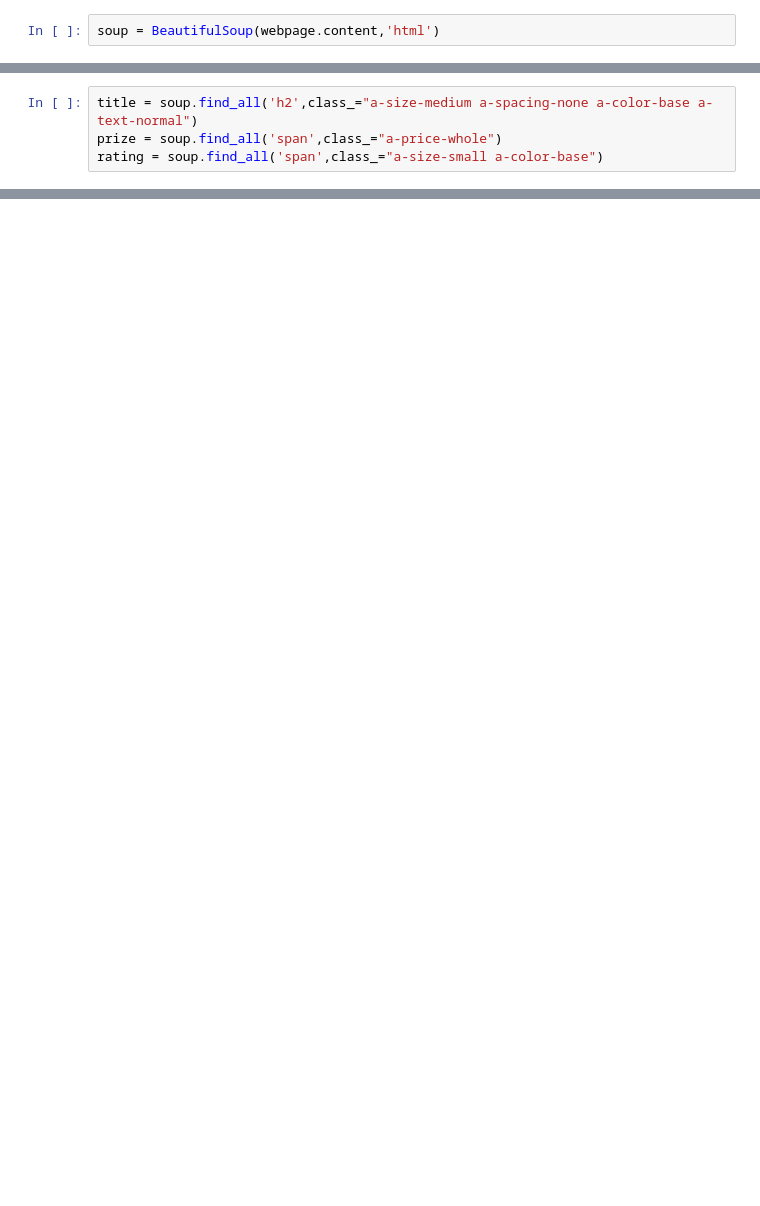
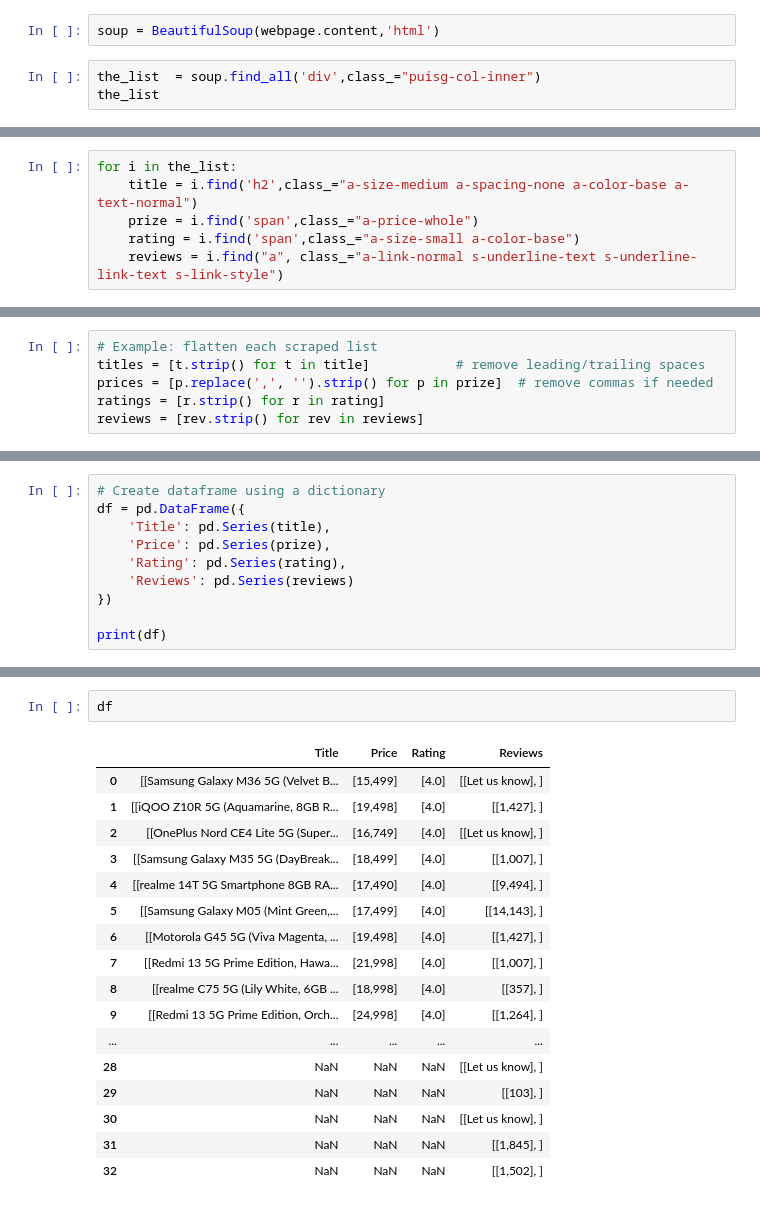
Before and after one commit to Yugesh-003/web_scrapping, a Jupyter notebook: main.ipynb, the cells around one changed output, grey strips where cells are left out. Saved outputs shown, nothing was run; the diff lists cells and outputs as text; blank space fills up the shorter version.

```diff
--- a/main.ipynb
+++ b/main.ipynb
@@ -133,2 +150,5 @@ print(webpage)
 # %%
 soup = BeautifulSoup(webpage.content,'html')
+# %%
+the_list  = soup.find_all('div',class_="puisg-col-inner")
+the_list
@@ -135,4 +173,6 @@ soup = BeautifulSoup(webpage.content,'html')
 # %%
-title = soup.find_all('h2',class_="a-size-medium a-spacing-none a-color-base a-text-normal")
-prize = soup.find_all('span',class_="a-price-whole")
-rating = soup.find_all('span',class_="a-size-small a-color-base")
+for i in the_list:
+    title = i.find('h2',class_="a-size-medium a-spacing-none a-color-base a-text-normal")
+    prize = i.find('span',class_="a-price-whole")
+    rating = i.find('span',class_="a-size-small a-color-base")
+    reviews = i.find("a", class_="a-link-normal s-underline-text s-underline-link-text s-link-style")
@@ -148,0 +210,6 @@ Rating = 13
+# %%
+# Example: flatten each scraped list
+titles = [t.strip() for t in title]           # remove leading/trailing spaces
+prices = [p.replace(',', '').strip() for p in prize]  # remove commas if needed
+ratings = [r.strip() for r in rating]
+reviews = [rev.strip() for rev in reviews]
@@ -148,0 +218,10 @@ Rating = 13
+# %%
+# Create dataframe using a dictionary
+df = pd.DataFrame({
+    'Title': pd.Series(title),
+    'Price': pd.Series(prize),
+    'Rating': pd.Series(rating),
+    'Reviews': pd.Series(reviews)
+})
+
+print(df)
@@ -148,0 +246,20 @@ Rating = 13
+# %%
+df
+# %% [output]
+|  | Title | Price | Rating | Reviews |
+| 0 | [[Samsung Galaxy M36 5G (Velvet B... | [15,499] | [4.0] | [[Let us know], ] |
+| 1 | [[iQOO Z10R 5G (Aquamarine, 8GB R... | [19,498] | [4.0] | [[1,427], ] |
+| 2 | [[OnePlus Nord CE4 Lite 5G (Super... | [16,749] | [4.0] | [[Let us know], ] |
+| 3 | [[Samsung Galaxy M35 5G (DayBreak... | [18,499] | [4.0] | [[1,007], ] |
+| 4 | [[realme 14T 5G Smartphone 8GB RA... | [17,490] | [4.0] | [[9,494], ] |
+| 5 | [[Samsung Galaxy M05 (Mint Green,... | [17,499] | [4.0] | [[14,143], ] |
+| 6 | [[Motorola G45 5G (Viva Magenta, ... | [19,498] | [4.0] | [[1,427], ] |
+| 7 | [[Redmi 13 5G Prime Edition, Hawa... | [21,998] | [4.0] | [[1,007], ] |
+| 8 | [[realme C75 5G (Lily White, 6GB ... | [18,998] | [4.0] | [[357], ] |
+| 9 | [[Redmi 13 5G Prime Edition, Orch... | [24,998] | [4.0] | [[1,264], ] |
+| ... | ... | ... | ... | ... |
+| 28 | NaN | NaN | NaN | [[Let us know], ] |
+| 29 | NaN | NaN | NaN | [[103], ] |
+| 30 | NaN | NaN | NaN | [[Let us know], ] |
+| 31 | NaN | NaN | NaN | [[1,845], ] |
+| 32 | NaN | NaN | NaN | [[1,502], ] |
```
Also changed, not shown: parts of 13 cells of this notebook, 1 other file.
